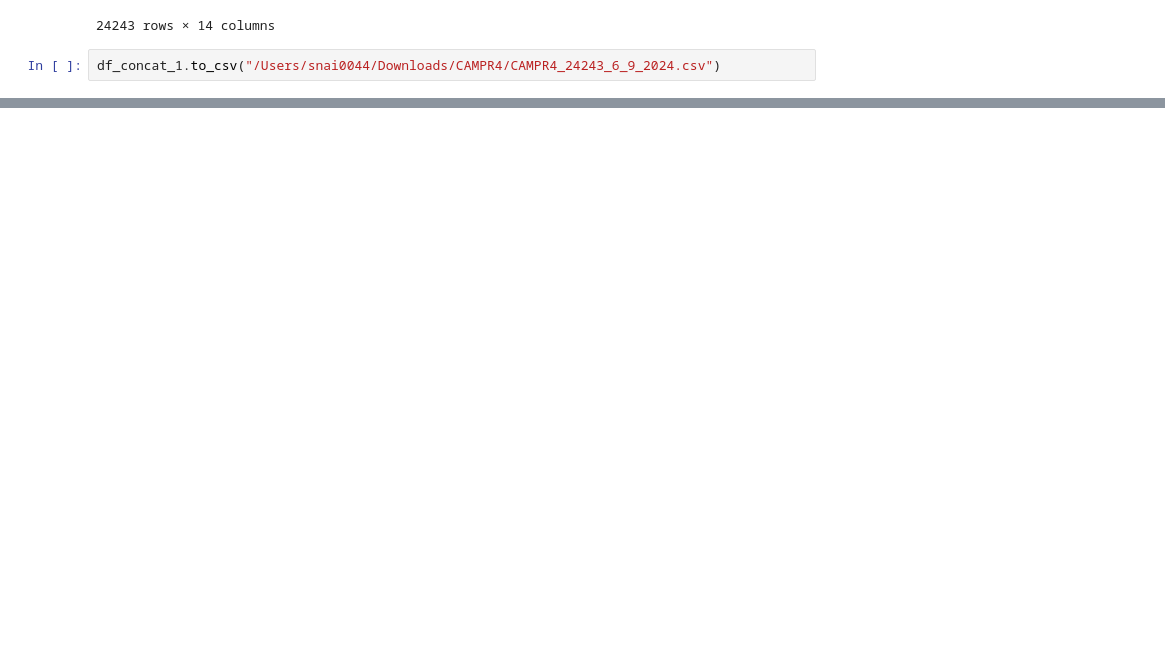
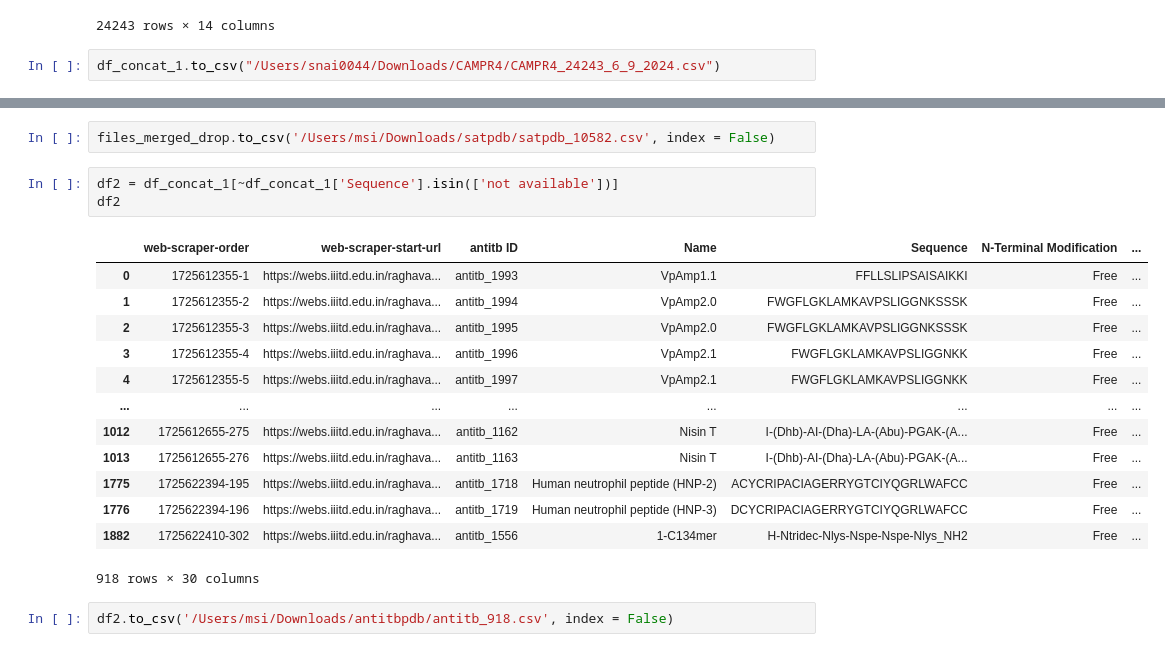
Before and after one commit to sandarnaing/tutorial, a Jupyter notebook: database.ipynb, the cells around one changed output, grey strips where cells are left out. Drawn from its saved outputs; the diff is of its cells as text; blank space fills up the shorter version.

```diff
--- a/database.ipynb
+++ b/database.ipynb
@@ -392,0 +459,21 @@ df_concat_1.to_csv("/Users/snai0044/Downloads/CAMPR4/CAMPR4_24243_6_9_2024.csv")
+# %%
+files_merged_drop.to_csv('/Users/msi/Downloads/satpdb/satpdb_10582.csv', index = False)
+# %%
+df2 = df_concat_1[~df_concat_1['Sequence'].isin(['not available'])]
+df2
+# %% [output]
+|  | web-scraper-order | web-scraper-start-url | antitb ID | Name | Sequence | N-Terminal Modification | ... |
+| 0 | 1725612355-1 | https://webs.iiitd.edu.in/raghava... | antitb_1993 | VpAmp1.1 | FFLLSLIPSAISAIKKI | Free | ... |
+| 1 | 1725612355-2 | https://webs.iiitd.edu.in/raghava... | antitb_1994 | VpAmp2.0 | FWGFLGKLAMKAVPSLIGGNKSSSK | Free | ... |
+| 2 | 1725612355-3 | https://webs.iiitd.edu.in/raghava... | antitb_1995 | VpAmp2.0 | FWGFLGKLAMKAVPSLIGGNKSSSK | Free | ... |
+| 3 | 1725612355-4 | https://webs.iiitd.edu.in/raghava... | antitb_1996 | VpAmp2.1 | FWGFLGKLAMKAVPSLIGGNKK | Free | ... |
+| 4 | 1725612355-5 | https://webs.iiitd.edu.in/raghava... | antitb_1997 | VpAmp2.1 | FWGFLGKLAMKAVPSLIGGNKK | Free | ... |
+| ... | ... | ... | ... | ... | ... | ... | ... |
+| 1012 | 1725612655-275 | https://webs.iiitd.edu.in/raghava... | antitb_1162 | Nisin T | I-(Dhb)-AI-(Dha)-LA-(Abu)-PGAK-(A... | Free | ... |
+| 1013 | 1725612655-276 | https://webs.iiitd.edu.in/raghava... | antitb_1163 | Nisin T | I-(Dhb)-AI-(Dha)-LA-(Abu)-PGAK-(A... | Free | ... |
+| 1775 | 1725622394-195 | https://webs.iiitd.edu.in/raghava... | antitb_1718 | Human neutrophil peptide (HNP-2) | ACYCRIPACIAGERRYGTCIYQGRLWAFCC | Free | ... |
+| 1776 | 1725622394-196 | https://webs.iiitd.edu.in/raghava... | antitb_1719 | Human neutrophil peptide (HNP-3) | DCYCRIPACIAGERRYGTCIYQGRLWAFCC | Free | ... |
+| 1882 | 1725622410-302 | https://webs.iiitd.edu.in/raghava... | antitb_1556 | 1-C134mer | H-Ntridec-Nlys-Nspe-Nspe-Nlys_NH2 | Free | ... |
+918 rows × 30 columns
+# %%
+df2.to_csv('/Users/msi/Downloads/antitbpdb/antitb_918.csv', index = False)
```
Also changed, not shown: parts of 31 cells of this notebook, 1 other file.
